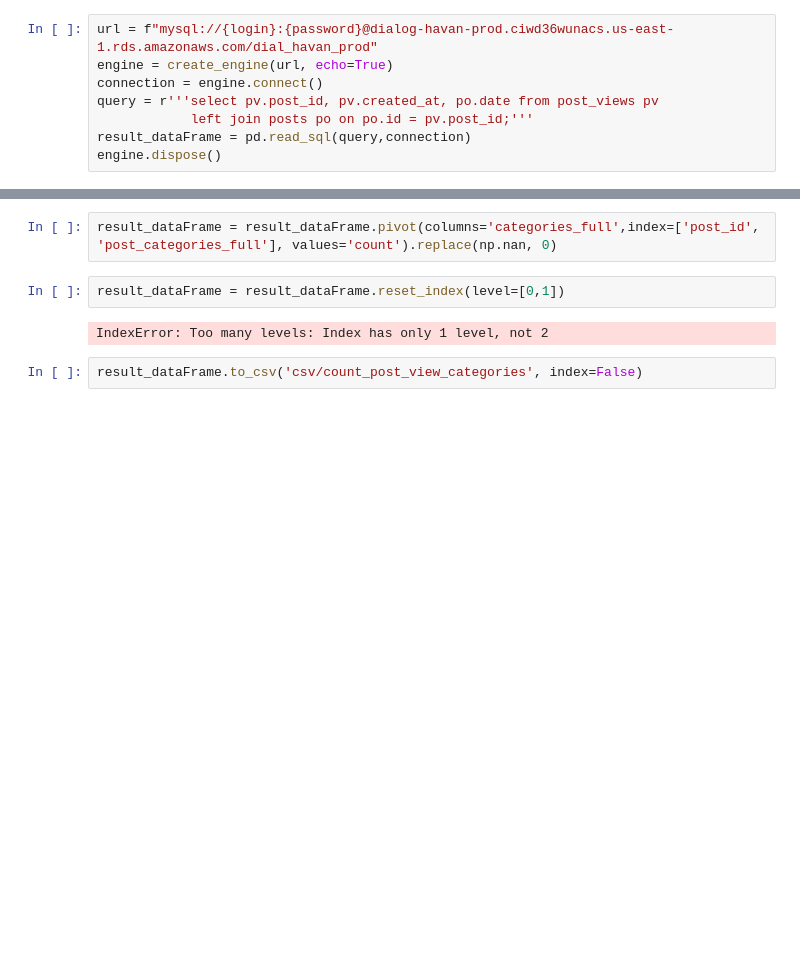
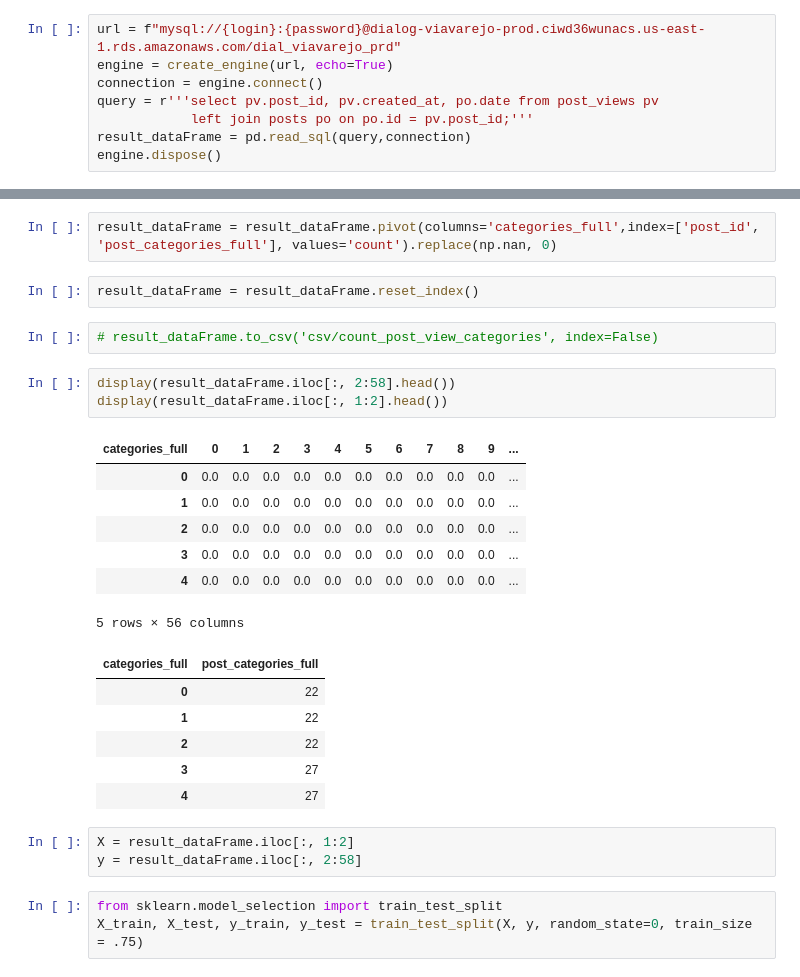
Before and after one commit to criticalmassbr/ml-predict-best-time, a Jupyter notebook: data_treatment_2.ipynb, the cells around one changed output, grey strips where cells are left out. Drawn from its saved outputs; the diff is of its cells as text; blank space fills up the shorter version.

```diff
--- a/data_treatment_2.ipynb
+++ b/data_treatment_2.ipynb
@@ -4,7 +4,7 @@ import pandas as pd
 import numpy as np
 from sqlalchemy import create_engine
 # %%
-url = f"mysql://{login}:{password}@dialog-havan-prod.ciwd36wunacs.us-east-1.rds.amazonaws.com/dial_havan_prod"
+url = f"mysql://{login}:{password}@dialog-viavarejo-prod.ciwd36wunacs.us-east-1.rds.amazonaws.com/dial_viavarejo_prd"
 engine = create_engine(url, echo=True)
 connection = engine.connect()
 query = r'''select pv.post_id, pv.created_at, po.date from post_views pv
@@ -148,8 +148,29 @@ result_dataFrame = result_dataFrame.drop_duplicates()
 # %%
 result_dataFrame = result_dataFrame.pivot(columns='categories_full',index=['post_id', 'post_categories_full'], values='count').replace(np.nan, 0)
 # %%
-result_dataFrame = result_dataFrame.reset_index(level=[0,1])
+result_dataFrame = result_dataFrame.reset_index()
-# %% [output]
-IndexError: Too many levels: Index has only 1 level, not 2
 # %%
-result_dataFrame.to_csv('csv/count_post_view_categories', index=False)
+# result_dataFrame.to_csv('csv/count_post_view_categories', index=False)
+# %%
+display(result_dataFrame.iloc[:, 2:58].head())
+display(result_dataFrame.iloc[:, 1:2].head())
+# %% [output]
+| categories_full | 0 | 1 | 2 | 3 | 4 | 5 | 6 | 7 | 8 | 9 | ... |
+| 0 | 0.0 | 0.0 | 0.0 | 0.0 | 0.0 | 0.0 | 0.0 | 0.0 | 0.0 | 0.0 | ... |
+| 1 | 0.0 | 0.0 | 0.0 | 0.0 | 0.0 | 0.0 | 0.0 | 0.0 | 0.0 | 0.0 | ... |
+| 2 | 0.0 | 0.0 | 0.0 | 0.0 | 0.0 | 0.0 | 0.0 | 0.0 | 0.0 | 0.0 | ... |
+| 3 | 0.0 | 0.0 | 0.0 | 0.0 | 0.0 | 0.0 | 0.0 | 0.0 | 0.0 | 0.0 | ... |
+| 4 | 0.0 | 0.0 | 0.0 | 0.0 | 0.0 | 0.0 | 0.0 | 0.0 | 0.0 | 0.0 | ... |
+5 rows × 56 columns
+| categories_full | post_categories_full |
+| 0 | 22 |
+| 1 | 22 |
+| 2 | 22 |
+| 3 | 27 |
+| 4 | 27 |
+# %%
+X = result_dataFrame.iloc[:, 1:2]
+y = result_dataFrame.iloc[:, 2:58]
+# %%
+from sklearn.model_selection import train_test_split
+X_train, X_test, y_train, y_test = train_test_split(X, y, random_state=0, train_size = .75)
```
Also changed, not shown: parts of 5 cells of this notebook, 1 other file.
